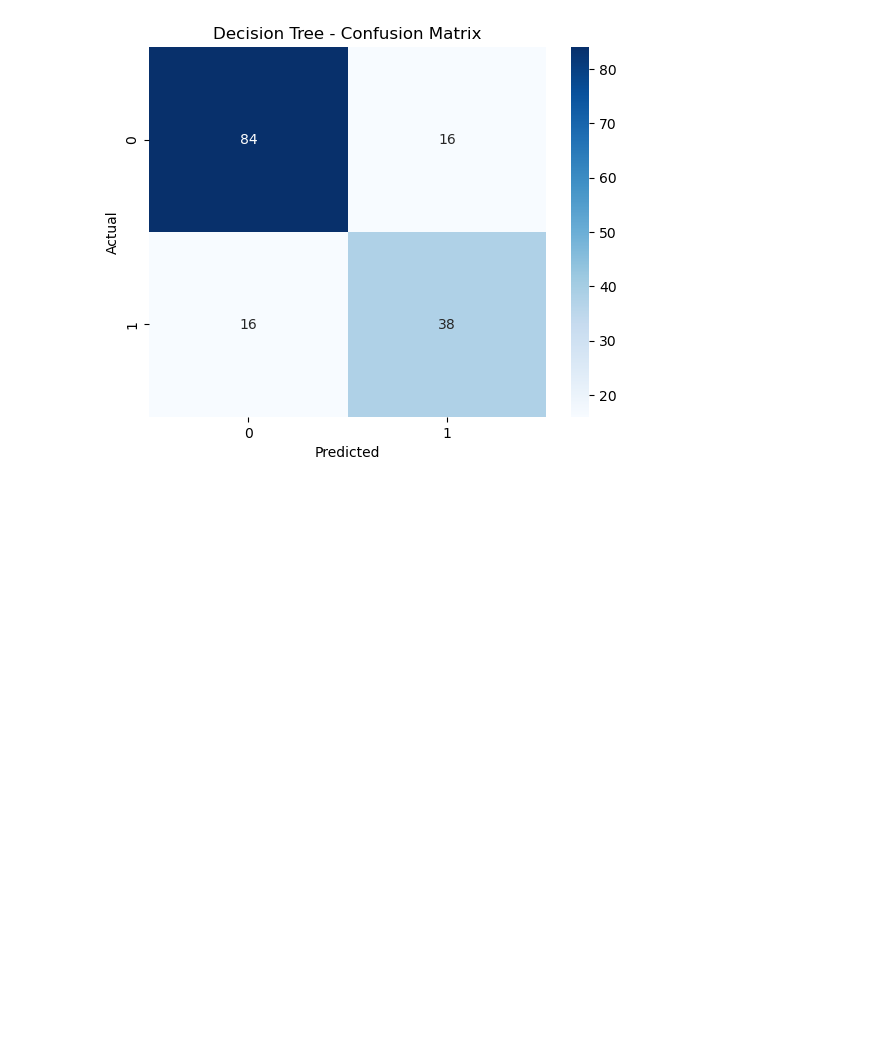
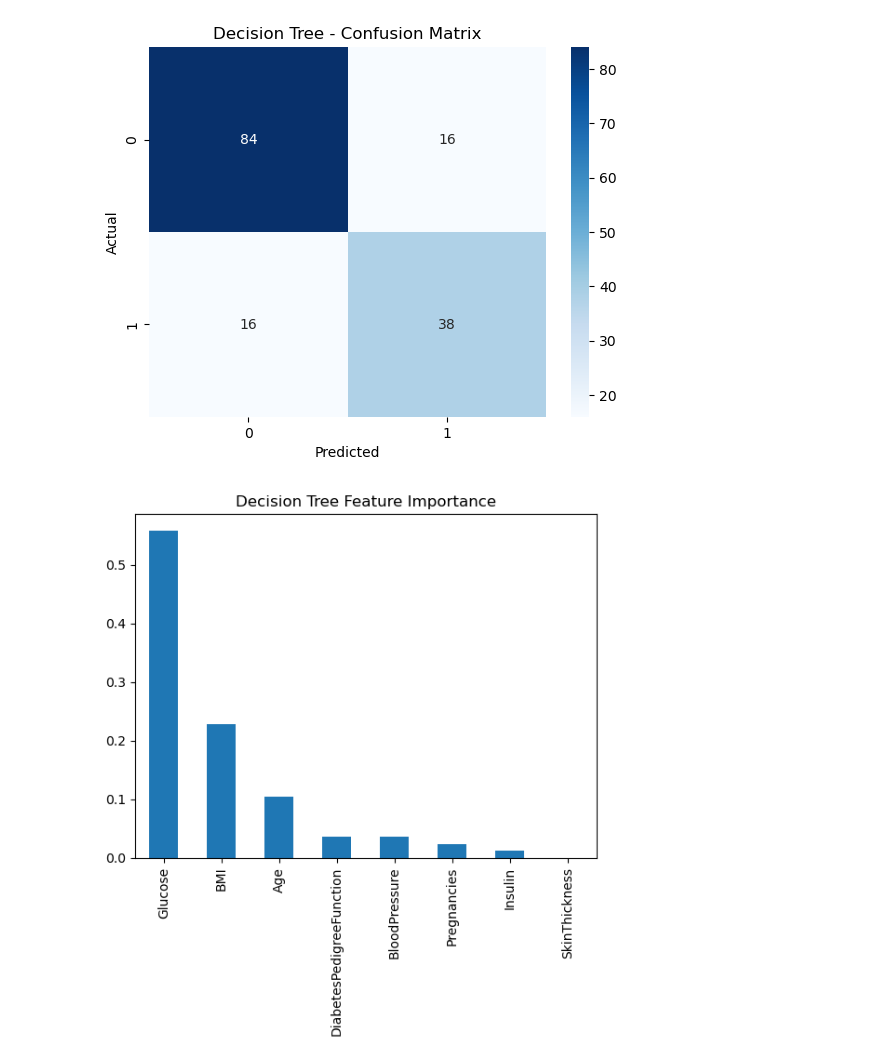
Before and after one commit to Bhaskar-Mehta/AI-ML-Internship, a Jupyter notebook: Week6_ClassificationAlgorithms/diabetes_classification.ipynb, the cells around one changed output. Cells and saved outputs as stored; diff of their text form; code cells hidden in the pictures; blank space fills up the shorter version.

```diff
--- a/Week6_ClassificationAlgorithms/diabetes_classification.ipynb
+++ b/Week6_ClassificationAlgorithms/diabetes_classification.ipynb
@@ -84,3 +84,9 @@ plt.xlabel("Predicted"); plt.ylabel("Actual")
 plt.show()
 # %% [output]
 [figure]
+# %%
+importances = pd.Series(dt.feature_importances_, index=X.columns).sort_values(ascending=False)
+importances.plot(kind="bar", title="Decision Tree Feature Importance")
+plt.show()
+# %% [output]
+[figure, added]
```
